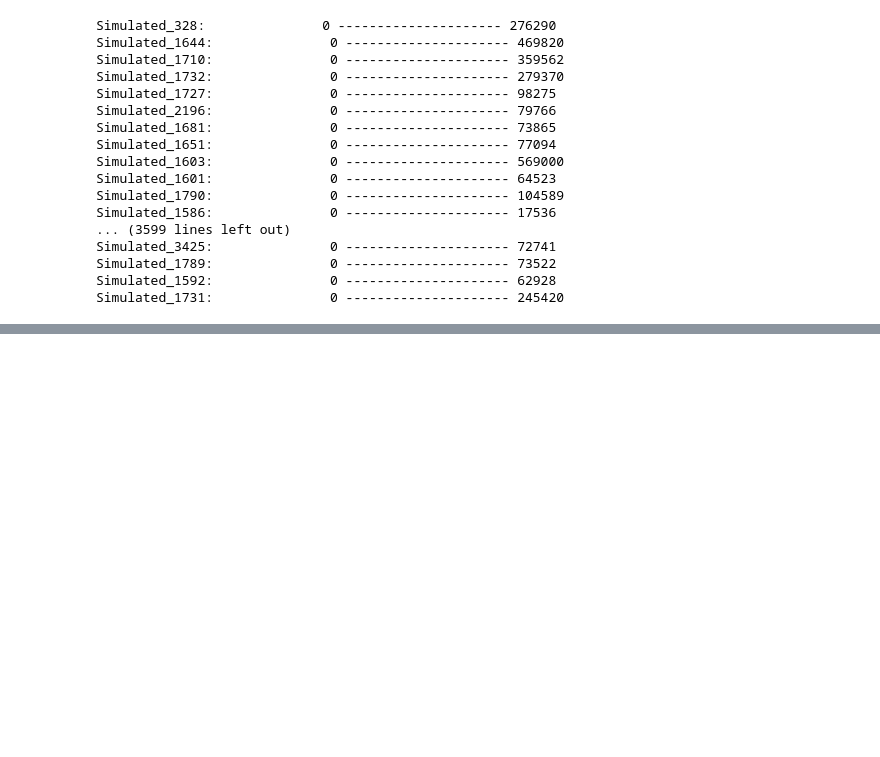
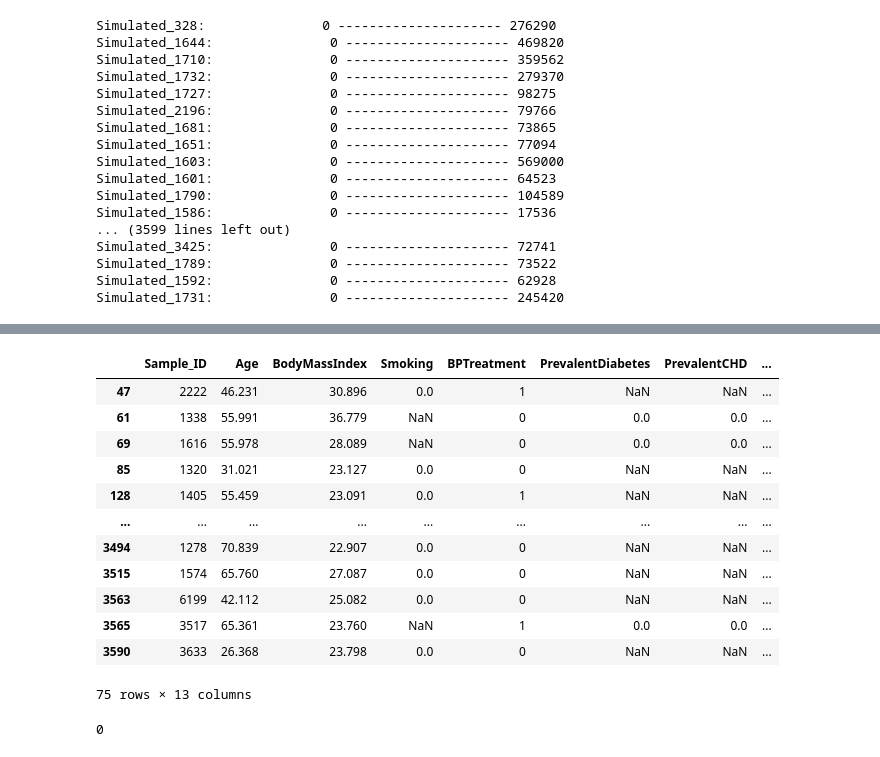
Before and after one commit to ruigomesbioinf/sib_dream_challenge, a Jupyter notebook: src/fase1.ipynb, the cells around one changed output, grey strips where cells are left out. Saved outputs shown, nothing was run; the diff lists cells and outputs as text; code cells hidden in the pictures; blank space fills up the shorter version.

```diff
--- a/src/test.ipynb
+++ b/src/fase1.ipynb
@@ -169,0 +189,21 @@ Simulated_1731:               0 --------------------- 245420
+# %%
+null_data = pheno_train_df[pheno_train_df.isna().any(axis=1)]
+null_data
+# %% [output]
+|  | Sample_ID | Age | BodyMassIndex | Smoking | BPTreatment | PrevalentDiabetes | PrevalentCHD | ... |
+| 47 | 2222 | 46.231 | 30.896 | 0.0 | 1 | NaN | NaN | ... |
+| 61 | 1338 | 55.991 | 36.779 | NaN | 0 | 0.0 | 0.0 | ... |
+| 69 | 1616 | 55.978 | 28.089 | NaN | 0 | 0.0 | 0.0 | ... |
+| 85 | 1320 | 31.021 | 23.127 | 0.0 | 0 | NaN | NaN | ... |
+| 128 | 1405 | 55.459 | 23.091 | 0.0 | 1 | NaN | NaN | ... |
+| ... | ... | ... | ... | ... | ... | ... | ... | ... |
+| 3494 | 1278 | 70.839 | 22.907 | 0.0 | 0 | NaN | NaN | ... |
+| 3515 | 1574 | 65.760 | 27.087 | 0.0 | 0 | NaN | NaN | ... |
+| 3563 | 6199 | 42.112 | 25.082 | 0.0 | 0 | NaN | NaN | ... |
+| 3565 | 3517 | 65.361 | 23.760 | NaN | 1 | 0.0 | 0.0 | ... |
+| 3590 | 3633 | 26.368 | 23.798 | 0.0 | 0 | NaN | NaN | ... |
+75 rows × 13 columns
+# %%
+read_counts_df.isna().sum().sum()
+# %% [output]
+0
```
Also changed, not shown: parts of 22 cells of this notebook.
